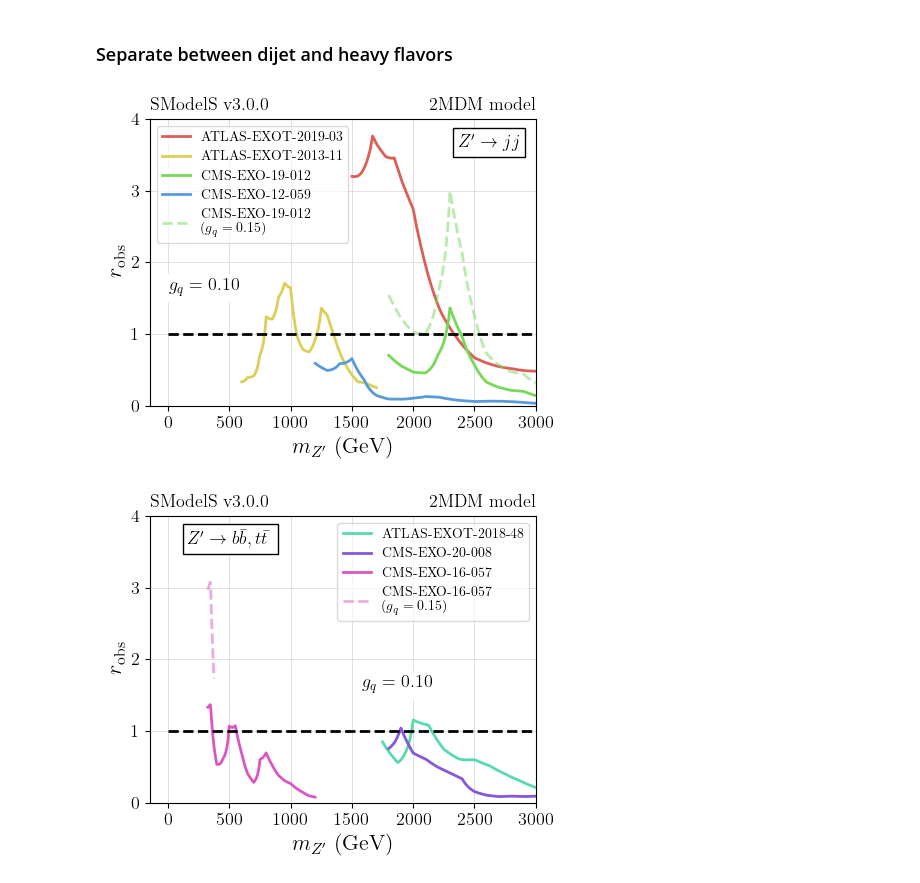
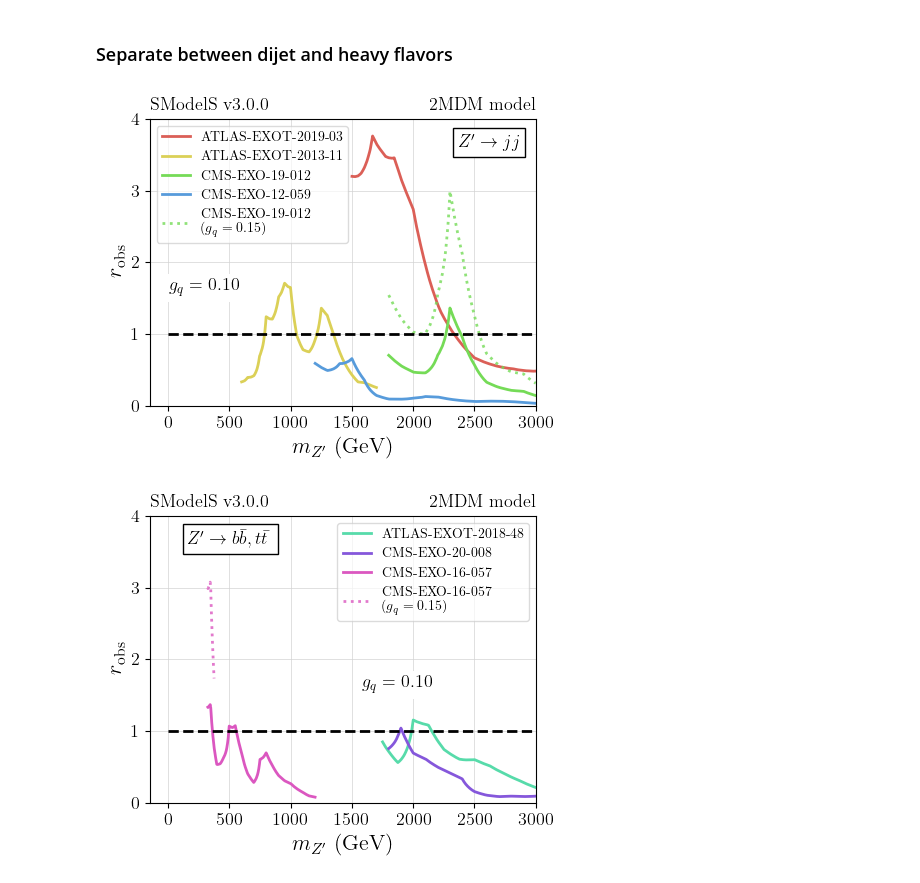
Before and after one commit to SModelS/smodelsv3-paper, a Jupyter notebook: notebooks/2MDM-dijet-plots.ipynb, the cells around one changed output. Drawn from its saved outputs; the diff is of its cells as text; code cells hidden in the pictures.

Commit message:
Switched dotted and dashed lines in dijet plots

```diff
--- a/notebooks/2MDM-dijet-plots.ipynb
+++ b/notebooks/2MDM-dijet-plots.ipynb
@@ -153,35 +153,35 @@ for ana,anadf in anaDictS.items():
         continue
     data = anadf[(anadf['gchi']==gchi_2) & (anadf['gq']==gq_2)].sort_values(['mZp'])
     if len(data) == 0: continue
     x = data['mZp']
     y = data['ExptRes.result.r']
     label = ana
-    pl2 = plt.plot(x, y, '--', label=label+'\n'+r' ($g_{q} = %1.2f$)' %(gq_2), c=colorDict[label], alpha=0.5)
+    pl2 = plt.plot(x, y, linestyle='dotted', label=label+'\n'+r' ($g_{q} = %1.2f$)' %(gq_2), c=colorDict[label], alpha=0.8)
 
 
 
 plt.hlines(1, 0, 3000, linestyles='--', color='black')
 plt.xlabel(r'$m_{Z^{\prime}}$ (GeV)')
 plt.ylabel(r'$r_{\rm obs}$')
 plt.title(r'SModelS v3.0.0', loc='left')
 plt.title(r'2MDM model', loc='right')
 
 plt.xlim(*xlim)
 plt.ylim(*ylim)
 
 plt.text(0.05, 0.4,r'$g_{q} = %1.2f$' %(gq),
          bbox=dict(facecolor='white', edgecolor='none'),transform = plt.gca().transAxes)
 plt.legend(loc='upper left', framealpha=0.7)
 
 plt.text(0.8,0.9,r'$Z^\prime \to jj$',
             bbox=dict(facecolor='white', edgecolor='black'),
             transform = plt.gca().transAxes)
 
 plt.tight_layout()
 plt.savefig('./figures/exclusions_2mdm_resonance_dijet.png')
 plt.show()
 # %% [output]
-[figure, old version]
+[figure, new version]
 # %%
 gq = 0.10
 gchi = 0.01
@@ -206,7 +206,7 @@ for ana,anadf in anaDictS.items():
     x = data['mZp']
     y = data['ExptRes.result.r']
     label = ana
-    pl2 = plt.plot(x, y, '--', label=label+'\n'+r' ($g_{q} = %1.2f$)' %(gq_2), c=colorDict[label], alpha=0.5)
+    pl2 = plt.plot(x, y,  linestyle='dotted', label=label+'\n'+r' ($g_{q} = %1.2f$)' %(gq_2), c=colorDict[label], alpha=0.8)
 
 
 
@@ -233,7 +233,7 @@ plt.tight_layout()
 plt.savefig('./figures/exclusions_2mdm_resonance_heavyF.png')
 plt.show()
 # %% [output]
-[figure, old version]
+[figure, new version]
 # %%
 gq = 0.10
 gchi = 0.01
```
Also changed, not shown: parts of 2 cells of this notebook, 4 other files.
